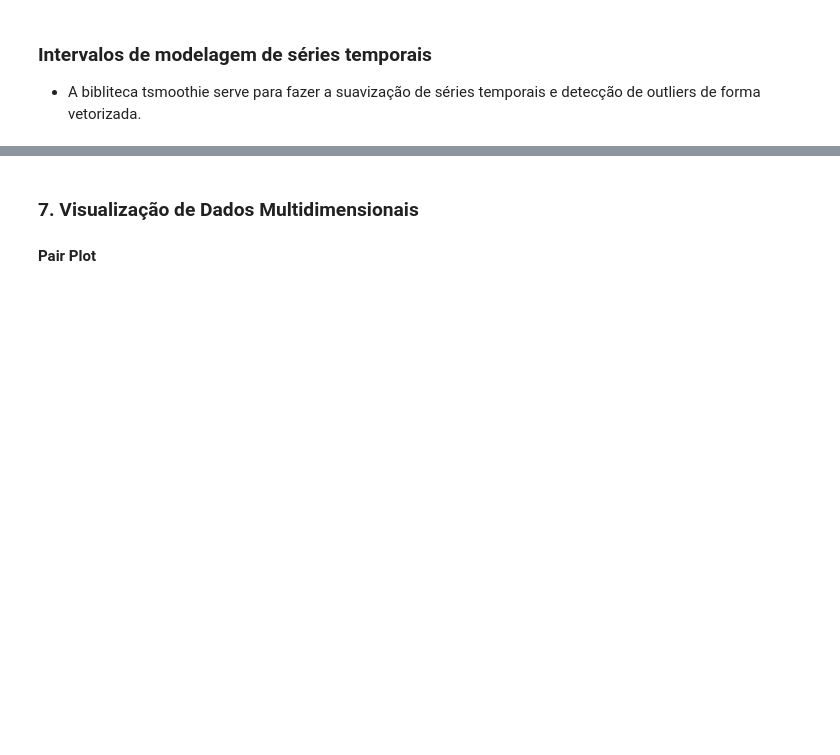
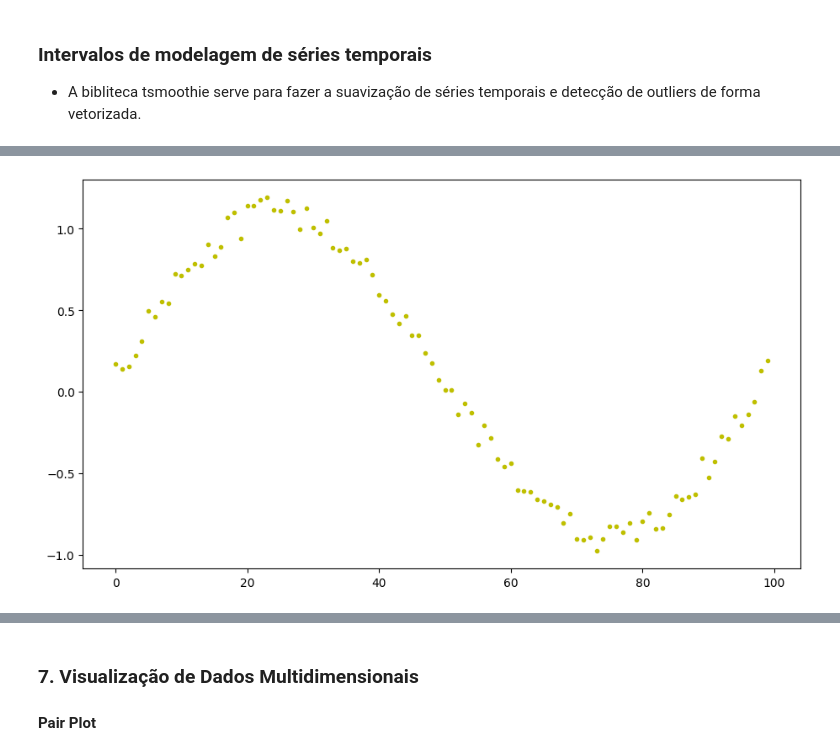
Before and after one commit to deveveryday/CDIA_Logica_Programacao, a Jupyter notebook: Data_Visualization.ipynb, the cells around one changed output, grey strips where cells are left out. Cells and saved outputs as stored; diff of their text form; code cells hidden in the pictures; blank space fills up the shorter version.

```diff
--- a/Data_Visualization.ipynb
+++ b/Data_Visualization.ipynb
@@ -548,0 +561,9 @@ fig.show()
+# %%
+x = np.linspace(0,2 * np.pi, 100)
+y = np.sin(x) + np.random.random(100) * 0.2 #geração do sinal: seno + ruído uniforme
+
+plt.figure(figsize = (11, 6))
+plt.plot(y, ".y")
+plt.show()
+# %% [output]
+[figure, added]
```
Also changed, not shown: parts of 23 cells of this notebook.
